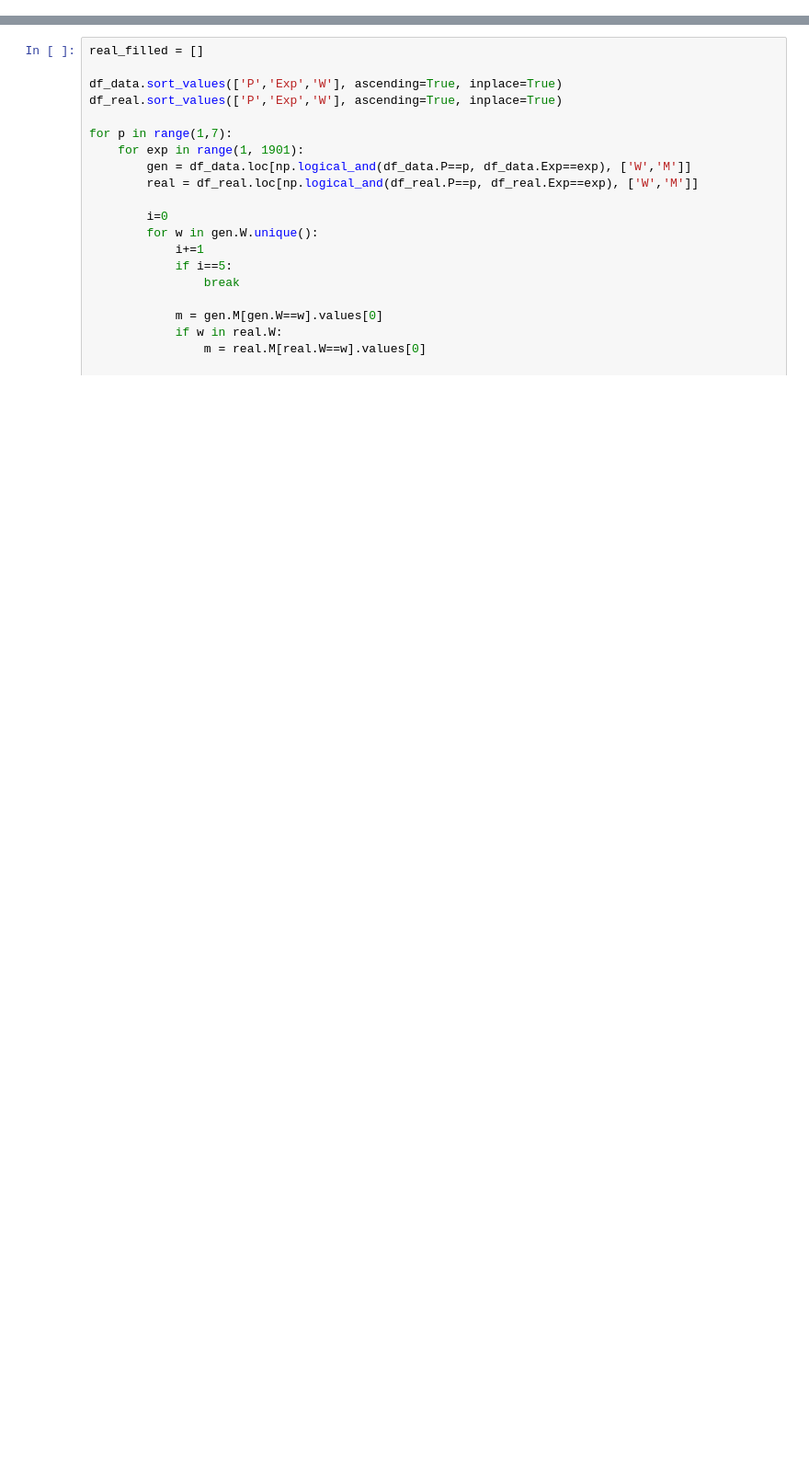
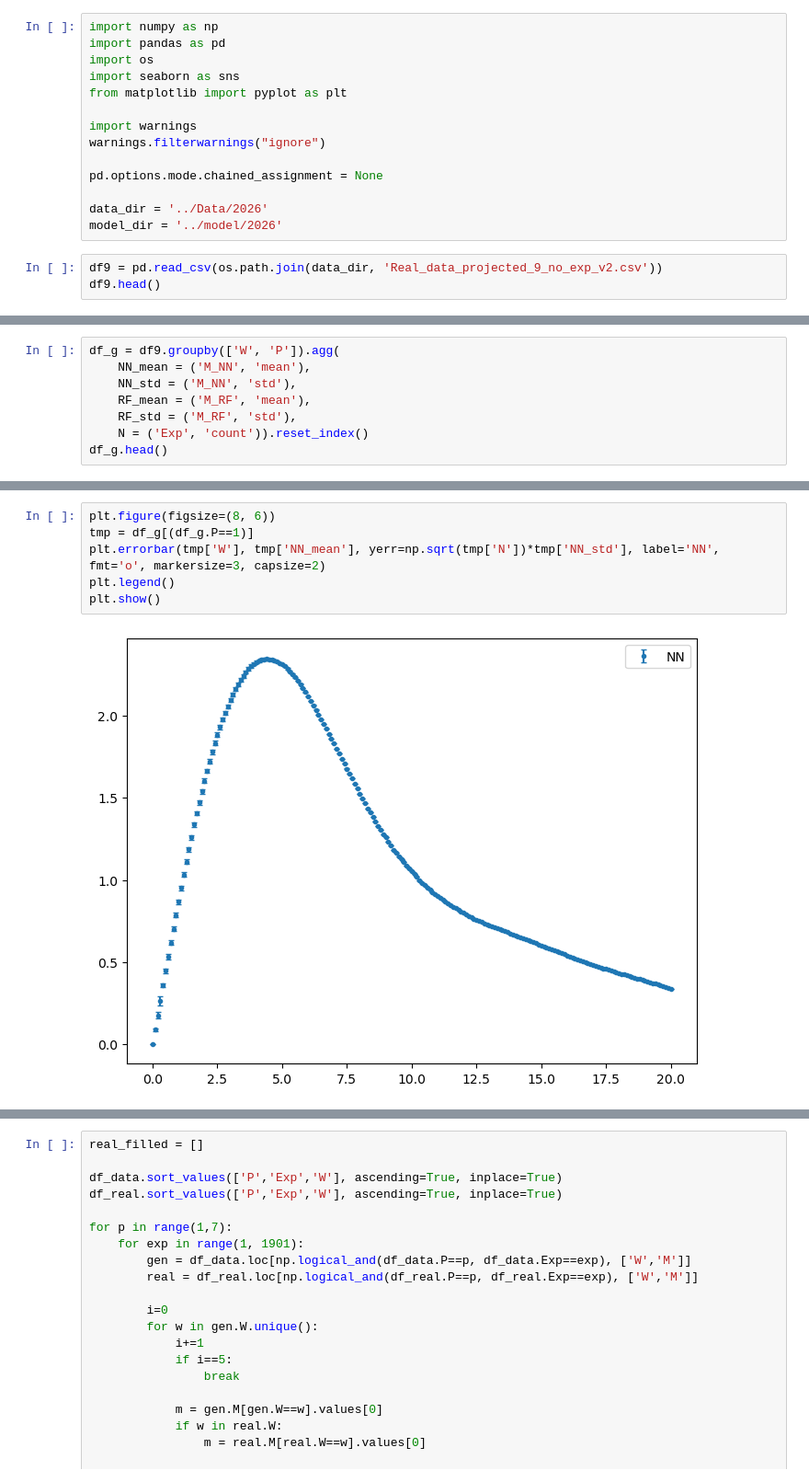
Before and after one commit to xperthut/Particle_Physics, a Jupyter notebook: Helicity/Code/reconstruct_real_data.ipynb, the cells around one changed output, grey strips where cells are left out. Shown at 92% size. Saved outputs shown, nothing was run; the diff lists cells and outputs as text; blank space fills up the shorter version.

```diff
--- a/Helicity/Code/reconstruct_real_data.ipynb
+++ b/Helicity/Code/reconstruct_real_data.ipynb
@@ -0,0 +1,17 @@
+# %%
+import numpy as np
+import pandas as pd
+import os
+import seaborn as sns
+from matplotlib import pyplot as plt
+
+import warnings
+warnings.filterwarnings("ignore")
+
+pd.options.mode.chained_assignment = None
+
+data_dir = '../Data/2026'
+model_dir = '../model/2026'
+# %%
+df9 = pd.read_csv(os.path.join(data_dir, 'Real_data_projected_9_no_exp_v2.csv'))
+df9.head()
@@ -0,0 +25,8 @@
+# %%
+df_g = df9.groupby(['W', 'P']).agg(
+    NN_mean = ('M_NN', 'mean'),
+    NN_std = ('M_NN', 'std'),
+    RF_mean = ('M_RF', 'mean'),
+    RF_std = ('M_RF', 'std'),
+    N = ('Exp', 'count')).reset_index()
+df_g.head()
@@ -0,0 +60,8 @@
+# %%
+plt.figure(figsize=(8, 6))
+tmp = df_g[(df_g.P==1)]
+plt.errorbar(tmp['W'], tmp['NN_mean'], yerr=np.sqrt(tmp['N'])*tmp['NN_std'], label='NN', fmt='o', markersize=3, capsize=2)
+plt.legend()
+plt.show()
+# %% [output]
+[figure, added]
```
Also changed, not shown: parts of 16 cells of this notebook, 16 other files.
